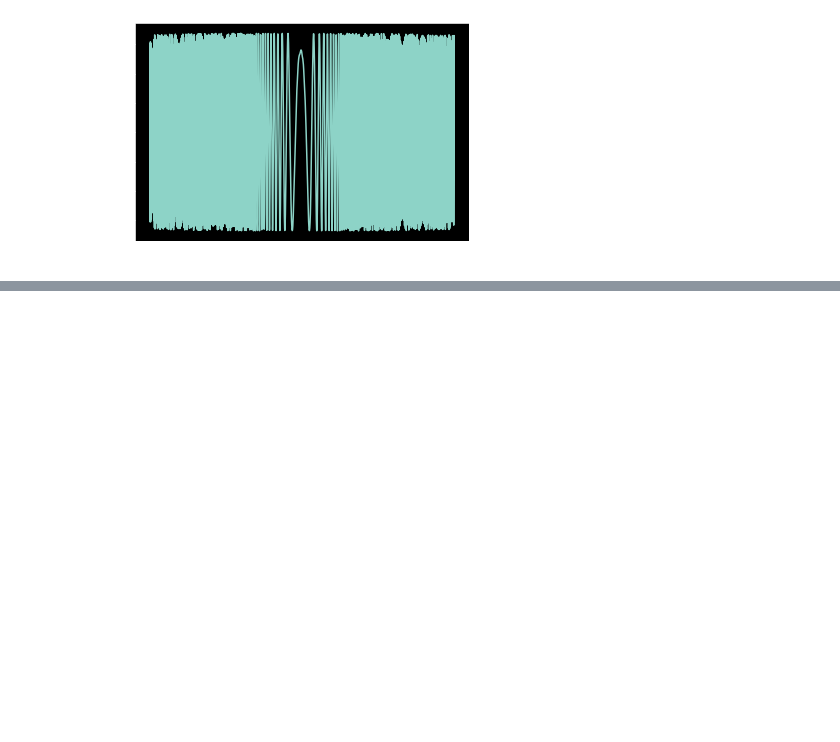
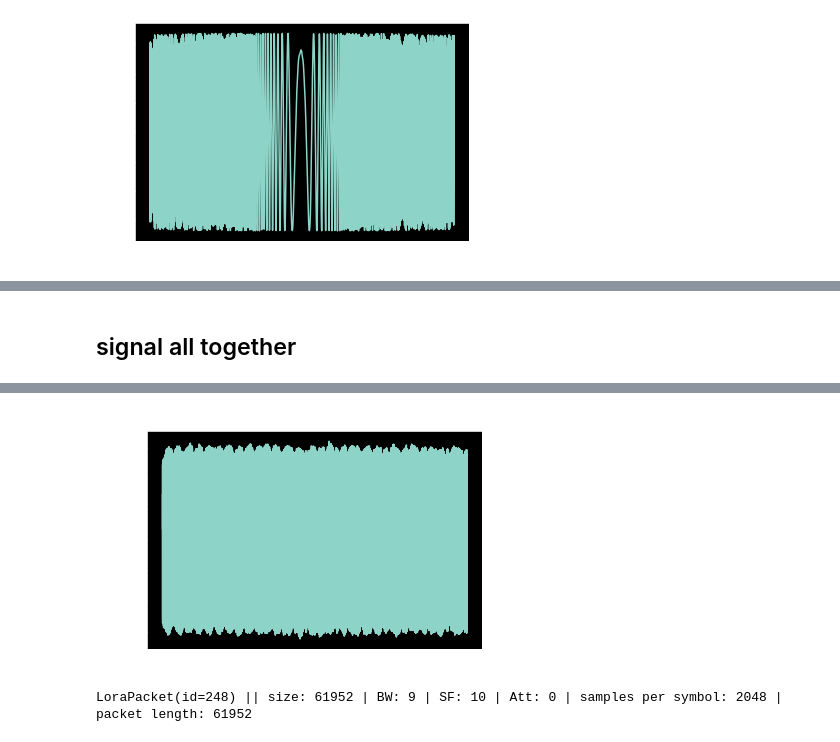
Before and after one commit to tjbergst/lorapy, a Jupyter notebook: data_processing_lorapy.ipynb, the cells around one changed output, grey strips where cells are left out. Cells and saved outputs as stored; diff of their text form; code cells hidden in the pictures; blank space fills up the shorter version.

Commit message:
tested new .convolve and attempted to put it all together

```diff
--- a/data_processing_lorapy.ipynb
+++ b/data_processing_lorapy.ipynb
@@ -231,0 +218,9 @@ conv_val.max()
+# %% [markdown]
+## signal all together
+# %%
+packet = signal.random_packet
+packet.extract_preamble_symbols()
+
+packet.plot()
+display(packet)
+# %% [output]
@@ -231,0 +229,2 @@ conv_val.max()
+[figure, added]
+LoraPacket(id=248) || size: 61952 | BW: 9 | SF: 10 | Att: 0 | samples per symbol: 2048 | packet length: 61952
```
Also changed, not shown: parts of 24 cells of this notebook.
